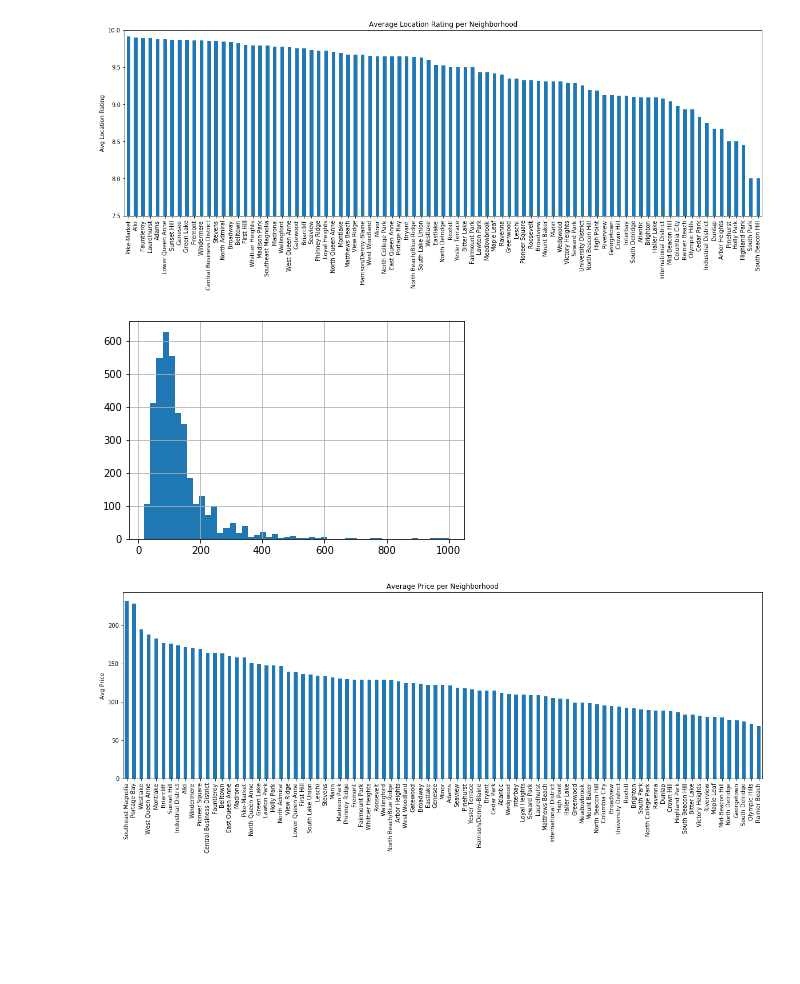
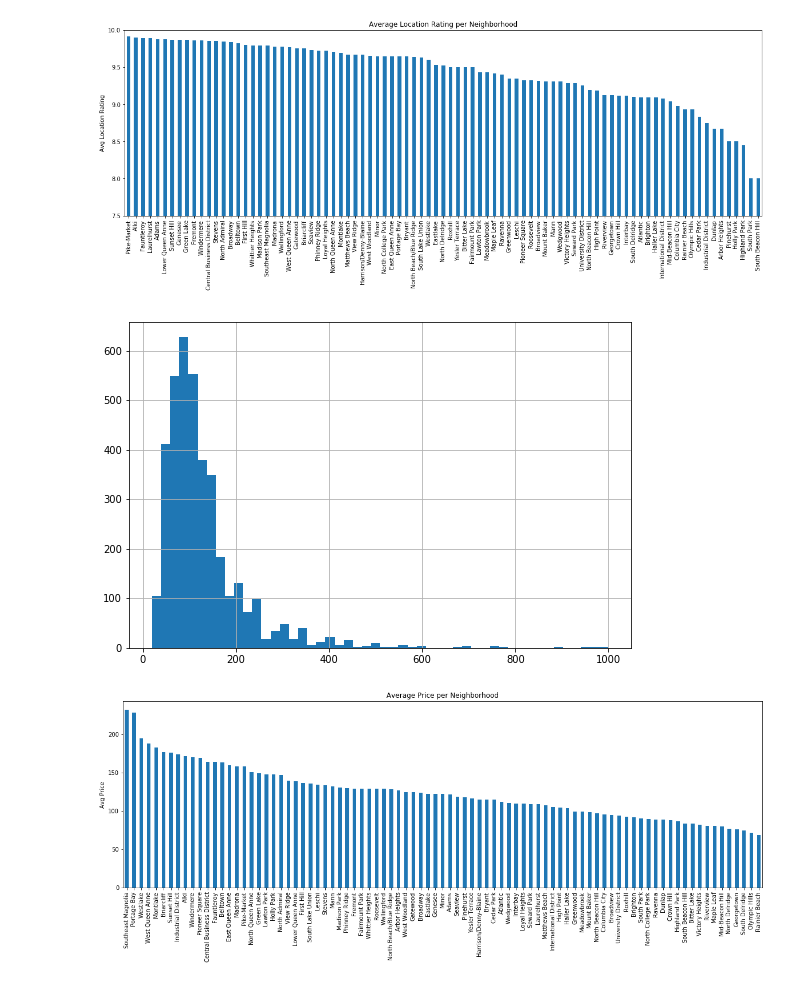
Before and after one commit to bkontonis/Analysing-Seattle-Airbnb-Open-Data, a Jupyter notebook: Seattle Airbnb Data Analysis.ipynb, the cells around one changed output. Saved outputs shown, nothing was run; the diff lists cells and outputs as text; code cells hidden in the pictures; blank space fills up the shorter version.

```diff
--- a/Seattle Airbnb Data Analysis.ipynb
+++ b/Seattle Airbnb Data Analysis.ipynb
@@ -221,9 +221,10 @@ plt.ylabel("Avg Location Rating");
 # %% [output]
 [figure]
 # %%
+plt.figure(figsize=(9, 6));
 listings_df["price"].hist(bins=50);
 # %% [output]
-[figure, old version]
+[figure, new version]
 # %%
 # Average Price per Neighborhood
 Avg_Price_per_Neighborhood = listings_df[["neighbourhood_cleansed", "price"]].\
```
Also changed, not shown: parts of 5 cells of this notebook.
